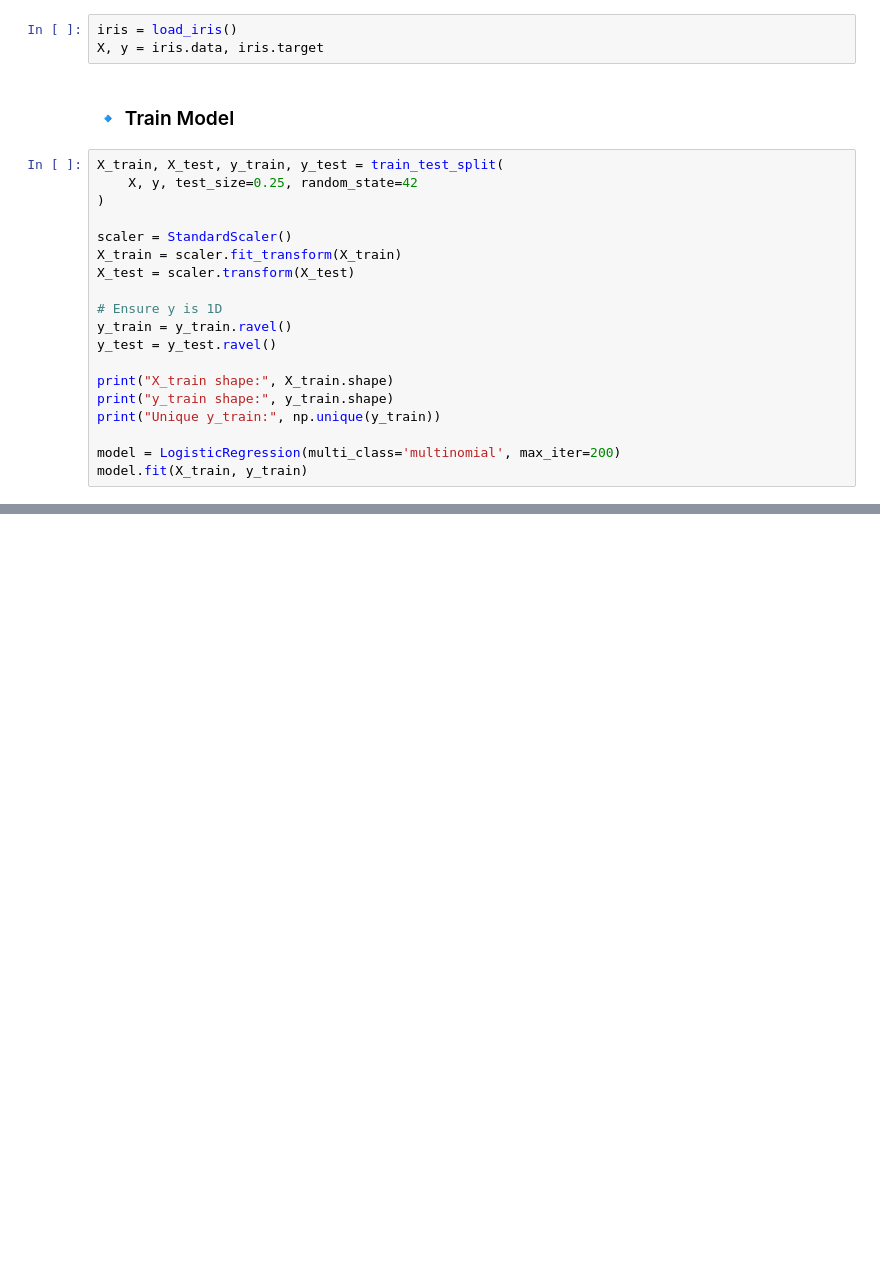
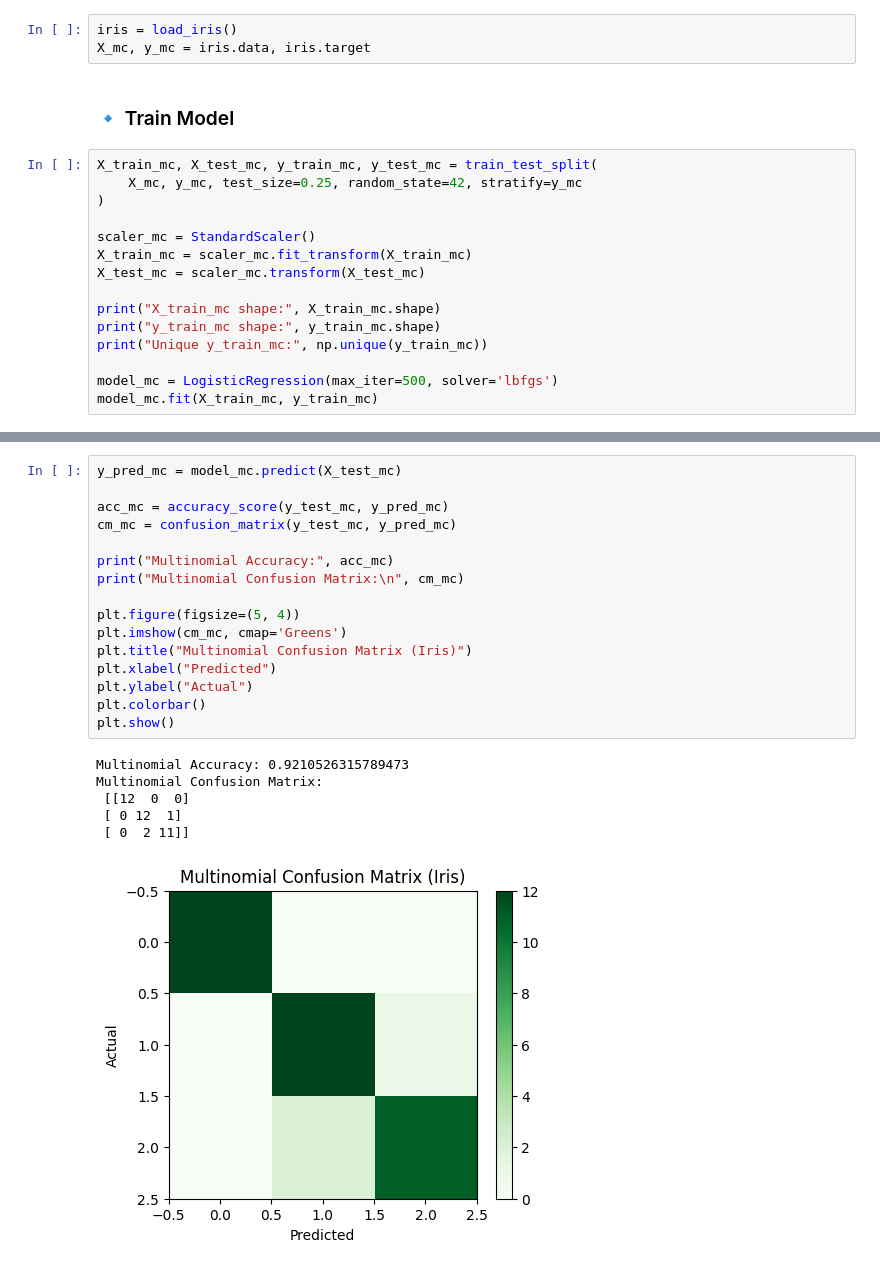
Before and after one commit to LakshyaAhlawat/ML-LABS, a Jupyter notebook: lab5/task.ipynb, the cells around one changed output, grey strips where cells are left out. Drawn from its saved outputs; the diff is of its cells as text; blank space fills up the shorter version.

```diff
--- a/lab5/task.ipynb
+++ b/lab5/task.ipynb
@@ -158,26 +178,22 @@ GD Accuracy: 0.872
 ### 6️⃣ Multinomial Logistic Regression (Multi-Class)
 # %%
 iris = load_iris()
-X, y = iris.data, iris.target
+X_mc, y_mc = iris.data, iris.target
 # %% [markdown]
 ### 🔹 Train Model
 # %%
-X_train, X_test, y_train, y_test = train_test_split(
-    X, y, test_size=0.25, random_state=42
+X_train_mc, X_test_mc, y_train_mc, y_test_mc = train_test_split(
+    X_mc, y_mc, test_size=0.25, random_state=42, stratify=y_mc
 )
 
-scaler = StandardScaler()
-X_train = scaler.fit_transform(X_train)
-X_test = scaler.transform(X_test)
+scaler_mc = StandardScaler()
+X_train_mc = scaler_mc.fit_transform(X_train_mc)
+X_test_mc = scaler_mc.transform(X_test_mc)
 
-# Ensure y is 1D
-y_train = y_train.ravel()
-y_test = y_test.ravel()
+print("X_train_mc shape:", X_train_mc.shape)
+print("y_train_mc shape:", y_train_mc.shape)
+print("Unique y_train_mc:", np.unique(y_train_mc))
 
-print("X_train shape:", X_train.shape)
-print("y_train shape:", y_train.shape)
-print("Unique y_train:", np.unique(y_train))
-
-model = LogisticRegression(multi_class='multinomial', max_iter=200)
-model.fit(X_train, y_train)
+model_mc = LogisticRegression(max_iter=500, solver='lbfgs')
+model_mc.fit(X_train_mc, y_train_mc)
 # %% [output]
@@ -187,0 +206,23 @@ TypeError: LogisticRegression.__init__() got an unexpected keyword argument 'mul
+# %%
+y_pred_mc = model_mc.predict(X_test_mc)
+
+acc_mc = accuracy_score(y_test_mc, y_pred_mc)
+cm_mc = confusion_matrix(y_test_mc, y_pred_mc)
+
+print("Multinomial Accuracy:", acc_mc)
+print("Multinomial Confusion Matrix:\n", cm_mc)
+
+plt.figure(figsize=(5, 4))
+plt.imshow(cm_mc, cmap='Greens')
+plt.title("Multinomial Confusion Matrix (Iris)")
+plt.xlabel("Predicted")
+plt.ylabel("Actual")
+plt.colorbar()
+plt.show()
+# %% [output]
+Multinomial Accuracy: 0.9210526315789473
+Multinomial Confusion Matrix:
+ [[12  0  0]
+ [ 0 12  1]
+ [ 0  2 11]]
+[figure, added]
```
Also changed, not shown: parts of 6 cells of this notebook, 18 other files.
